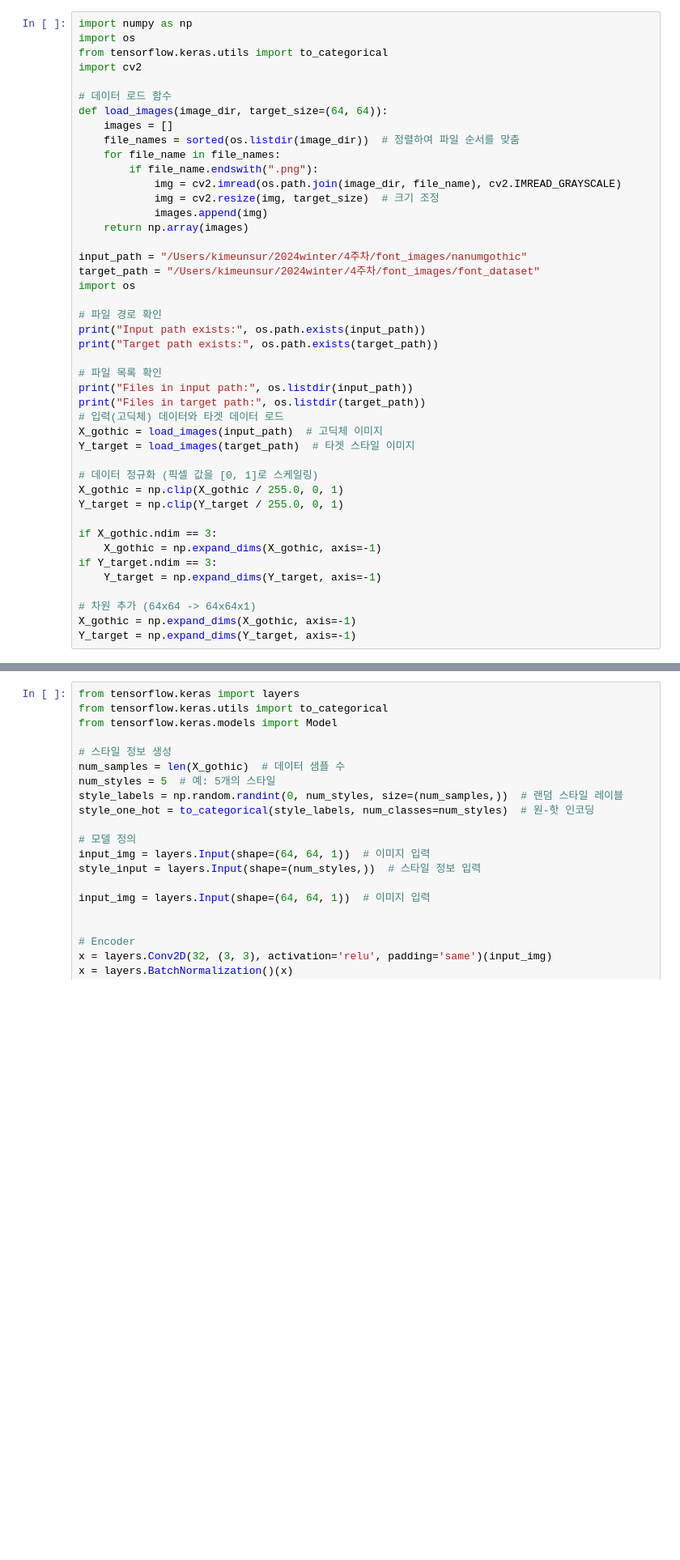
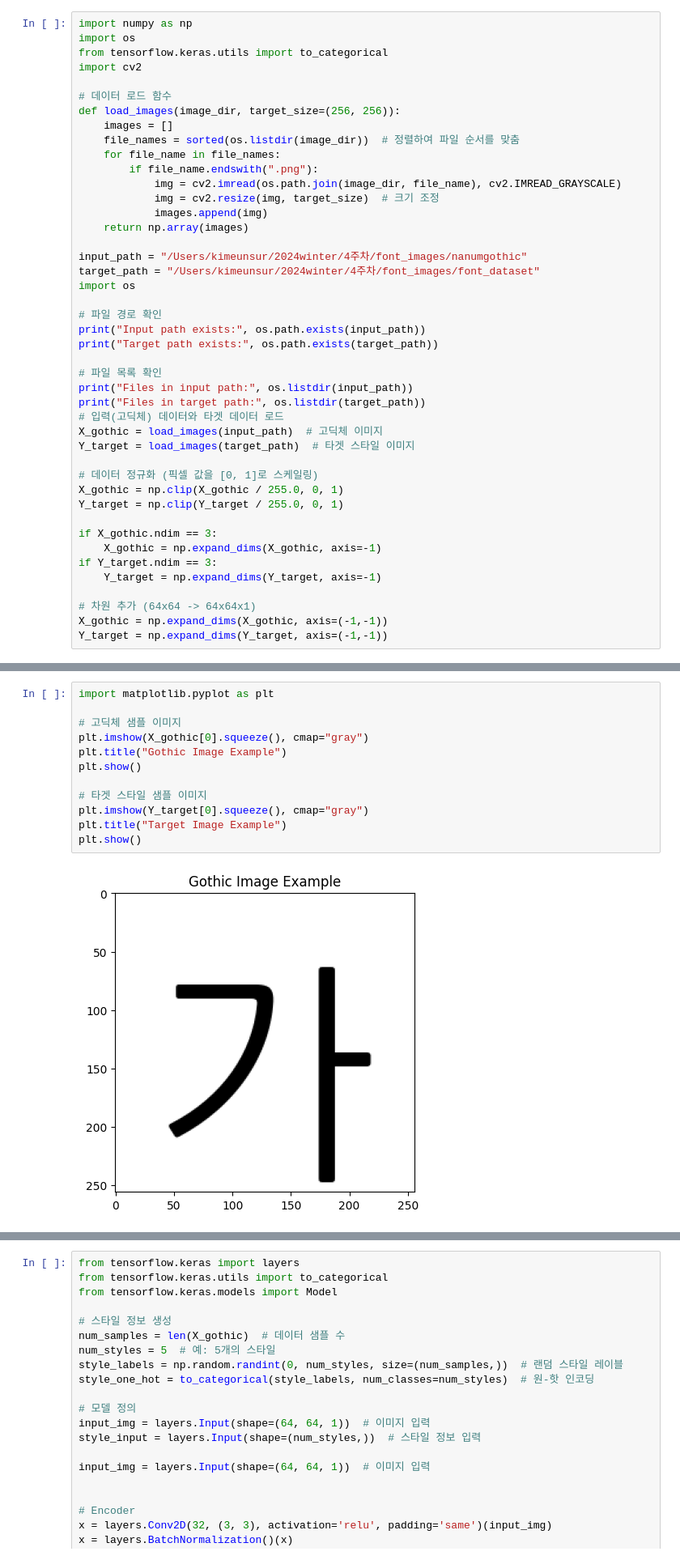
Before and after one commit to kimeunsur/font_ai_model, a Jupyter notebook: ai_model/src/onestyletraining.ipynb, the cells around one changed output, grey strips where cells are left out. Shown at 81% size. Saved outputs shown, nothing was run; the diff lists cells and outputs as text; blank space fills up the shorter version.

```diff
--- a/ai_model/src/onestyletraining.ipynb
+++ b/ai_model/src/onestyletraining.ipynb
@@ -5,7 +5,7 @@ from tensorflow.keras.utils import to_categorical
 import cv2
 
 # 데이터 로드 함수
-def load_images(image_dir, target_size=(64, 64)):
+def load_images(image_dir, target_size=(256, 256)):
     images = []
     file_names = sorted(os.listdir(image_dir))  # 정렬하여 파일 순서를 맞춤
     for file_name in file_names:
@@ -40,8 +40,8 @@ if Y_target.ndim == 3:
     Y_target = np.expand_dims(Y_target, axis=-1)
 
 # 차원 추가 (64x64 -> 64x64x1)
-X_gothic = np.expand_dims(X_gothic, axis=-1)
-Y_target = np.expand_dims(Y_target, axis=-1)
+X_gothic = np.expand_dims(X_gothic, axis=(-1,-1))
+Y_target = np.expand_dims(Y_target, axis=(-1,-1))
 # %% [output]
 Input path exists: True
 Target path exists: True
@@ -49,0 +94,14 @@ Files in target path: ['즐4.png', '툣18.png', '쌓12.png', '렲16.png', '턘4.
+# %%
+import matplotlib.pyplot as plt
+
+# 고딕체 샘플 이미지
+plt.imshow(X_gothic[0].squeeze(), cmap="gray")
+plt.title("Gothic Image Example")
+plt.show()
+
+# 타겟 스타일 샘플 이미지
+plt.imshow(Y_target[0].squeeze(), cmap="gray")
+plt.title("Target Image Example")
+plt.show()
+# %% [output]
+[figure, added]
```
Also changed, not shown: parts of 7 cells of this notebook, 4 other files.
